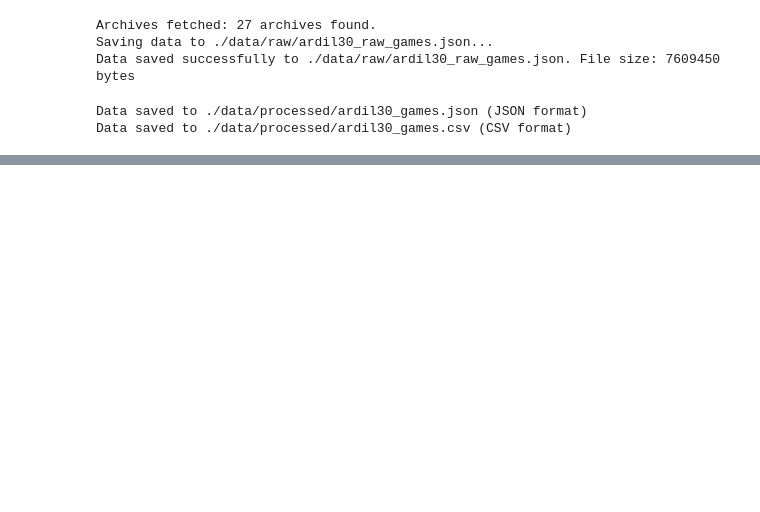
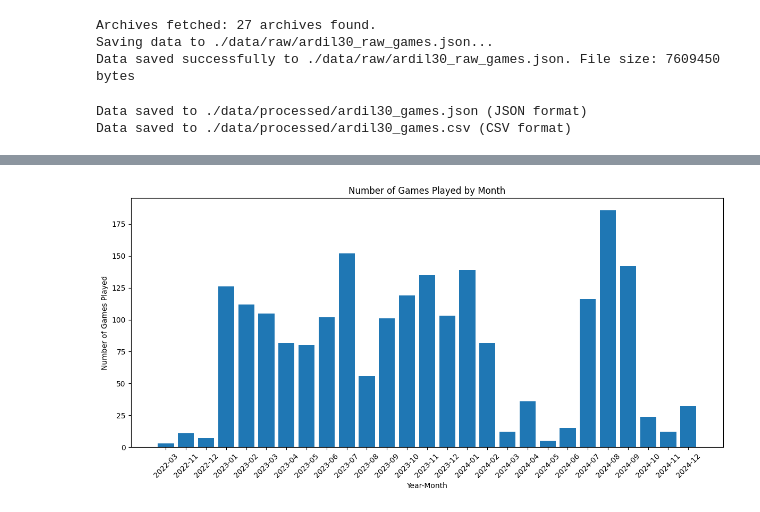
Before and after one commit to ardilyce/DSA210_Project, a Jupyter notebook: ipynb_to_try/project.ipynb, the cells around one changed output, grey strips where cells are left out. Drawn from its saved outputs; the diff is of its cells as text; code cells hidden in the pictures; blank space fills up the shorter version.

```diff
--- a/ipynb_to_try/project.ipynb
+++ b/ipynb_to_try/project.ipynb
@@ -269,0 +602,24 @@ Data saved to ./data/processed/ardil30_games.csv (CSV format)
+# %%
+# Extract year and month
+data['year_month'] = data['End Time'].dt.to_period('M')
+
+# Count the number of games per year-month
+games_by_month = data['year_month'].value_counts().sort_index()
+
+# Convert to DataFrame for better handling
+games_by_month_df = games_by_month.reset_index()
+games_by_month_df.columns = ['Year-Month', 'Game Count']
+
+# Plot the histogram
+plt.figure(figsize=(12, 6))
+plt.bar(games_by_month_df['Year-Month'].astype(str), games_by_month_df['Game Count'], width=0.8)
+plt.xticks(rotation=45)
+plt.xlabel('Year-Month')
+plt.ylabel('Number of Games Played')
+plt.title('Number of Games Played by Month')
+plt.tight_layout()
+
+# Show the plot instead of saving it
+plt.show()
+# %% [output]
+[figure, added]
```
Also changed, not shown: parts of 12 cells of this notebook.
